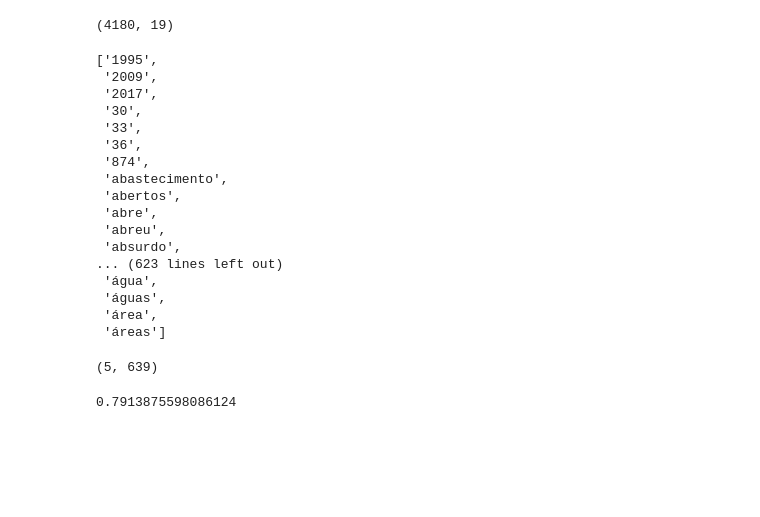
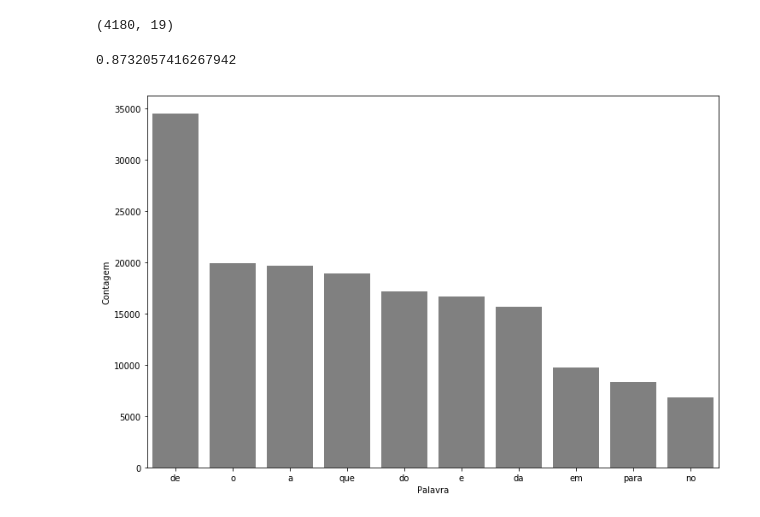
Before and after one commit to joaopaulopbjp/FakeNewsDetection, a Jupyter notebook: Fake News Classifier.ipynb, the cells around one changed output. Cells and saved outputs as stored; diff of their text form; code cells hidden in the pictures; blank space fills up the shorter version.

```diff
--- a/Fake News Classifier.ipynb
+++ b/Fake News Classifier.ipynb
@@ -35,20 +31,0 @@ bag_of_words_true = countVect.fit_transform(df_politica["texto normalizado"][:5]
-# %%
-countVect.get_feature_names()
-# %% [output]
-['1995',
- '2009',
- '2017',
- '30',
- '33',
- '36',
- '874',
- 'abastecimento',
- 'abertos',
- 'abre',
- 'abreu',
- 'absurdo',
-... (623 lines left out)
- 'água',
- 'águas',
- 'área',
- 'áreas']
@@ -58,7 +32,3 @@ matriz_esparsa_true = pd.SparseDataFrame(bag_of_words_true,
-# %%
-matriz_esparsa_true.shape
-# %% [output]
-(5, 639)
 # %%
 from sklearn.model_selection import train_test_split
 from sklearn.linear_model import LogisticRegression
@@ -75,4 +52,29 @@ def classificar_texto(texto, coluna_texto, coluna_classificacao):
 # %%
-print(classificar_texto(df_politica, "texto normalizado", "fake"))
+regressao_logistica = LogisticRegression(solver = "lbfgs")
+
+print(classificar_texto(regressao_logistica,df_politica, "texto normalizado", "fake"))
 # %% [output]
-0.7913875598086124
+0.8732057416267942
+# %%
+import nltk
+from nltk import tokenize
+import matplotlib.pyplot as plt
+import seaborn as sns
+
+def pareto(texto, coluna_texto, quantidade):
+
+    token_espaco = tokenize.WhitespaceTokenizer()
+    todas_palavras = ' '.join([texto for texto in texto[coluna_texto]])
+    token_frase = token_espaco.tokenize(todas_palavras)
+    frequencia = nltk.FreqDist(token_frase)
+    df_frequencia = pd.DataFrame({"Palavra": list(frequencia.keys()),
+                                   "Frequência": list(frequencia.values())})
+    df_frequencia = df_frequencia.nlargest(columns = "Frequência", n = quantidade)
+    plt.figure(figsize=(12,8))
+    ax = sns.barplot(data = df_frequencia, x = "Palavra", y = "Frequência", color = 'gray')
+    ax.set(ylabel = "Contagem")
+    plt.show()
+# %%
+pareto(df_politica, "texto normalizado", 10)
+# %% [output]
+[figure, added]
```
Also changed, not shown: parts of 18 cells of this notebook.
